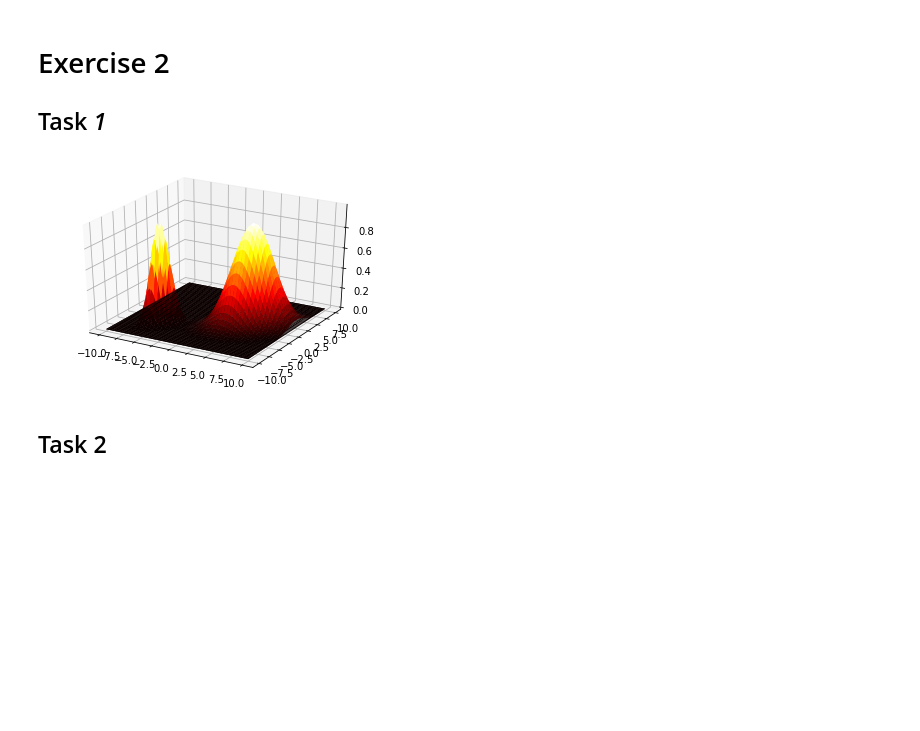
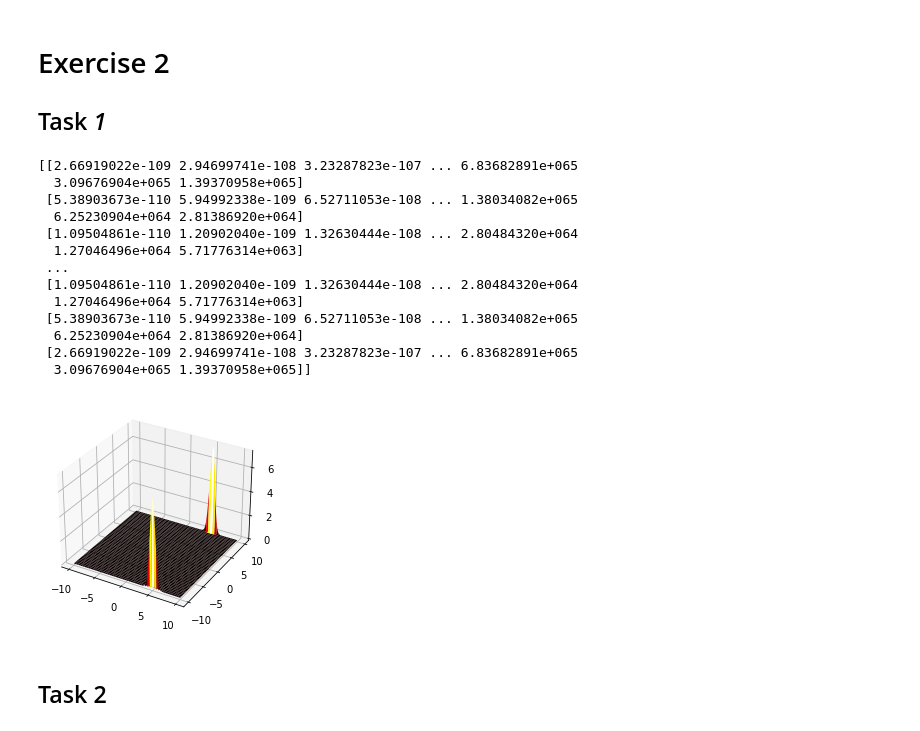
Before and after one commit to bahonya/DS, a Jupyter notebook: mlsec/mlsec2.ipynb, the cells around one changed output. Drawn from its saved outputs; the diff is of its cells as text; code cells hidden in the pictures; blank space fills up the shorter version.

```diff
--- a/mlsec/mlsec2.ipynb
+++ b/mlsec/mlsec2.ipynb
@@ -5,31 +4,37 @@ from scipy.stats import multivariate_normal
 # %% [markdown]
 # Exercise 2
 ## Task *1*
-# %%
-def gaussian(x, mu, sigma):
-    # This einsum call calculates (x-mu)T.Sigma-1.(x-mu) in a vectorized
-    # way across all the input variables.
-    Sigma_det = np.linalg.det(sigma)
-    Sigma_inv = np.linalg.inv(sigma)
-    fac = np.einsum('...k,kl,...l->...', x-mu, Sigma_inv, x-mu)
-    return 2*np.exp(-fac / 2) / 2
+# %%
+def gaussian(x, y, mu, sigma):
+    return np.exp(-((x-mu[0])**2/2*sigma[0]**2) + ((y-mu[1])**2/2*sigma[1]**2))
 # %%
 X = np.linspace(-10,10,500)
 Y = np.linspace(-10,10,500)
 X, Y = np.meshgrid(X, Y)
-pos = np.empty(X.shape + (2,))
-pos[:, :, 0] = X
-pos[:, :, 1] = Y
-z1 = gaussian(pos, [-5., -5.], np.array([[1. , 0.5], [0.5,  1.]]))
-z2 = gaussian(pos, [5., 0.], np.array([[ 5. , 2], [2,  5.]]))
+#z1 = gaussian(X, Y, [-5, -5], [0.5, 0.5])
+z2 = gaussian(X, Y, [5, 0], [2, 2])
+print(z2)
 #Make a 3D plot
 fig = plt.figure()
-ax = fig.gca(projection='3d')
-ax.plot_surface(X, Y, z1,cmap='hot',linewidth=0,antialiased=True)
-ax.plot_surface(X, Y, z2,cmap='hot',linewidth=0,antialiased=True)
+ax = fig.add_subplot(projection='3d')
+#ax.plot_surface(X, Y, z1,cmap='hot')
+ax.plot_surface(X, Y, z2,cmap='hot')
 plt.show()
 # %% [output]
+[[2.66919022e-109 2.94699741e-108 3.23287823e-107 ... 6.83682891e+065
+  3.09676904e+065 1.39370958e+065]
+ [5.38903673e-110 5.94992338e-109 6.52711053e-108 ... 1.38034082e+065
+  6.25230904e+064 2.81386920e+064]
+ [1.09504861e-110 1.20902040e-109 1.32630444e-108 ... 2.80484320e+064
+  1.27046496e+064 5.71776314e+063]
+ ...
+ [1.09504861e-110 1.20902040e-109 1.32630444e-108 ... 2.80484320e+064
+  1.27046496e+064 5.71776314e+063]
+ [5.38903673e-110 5.94992338e-109 6.52711053e-108 ... 1.38034082e+065
+  6.25230904e+064 2.81386920e+064]
+ [2.66919022e-109 2.94699741e-108 3.23287823e-107 ... 6.83682891e+065
+  3.09676904e+065 1.39370958e+065]]
-[figure, old version]
+[figure, new version]
 # %% [markdown]
 ## Task 2
 # %%
```
Also changed, not shown: parts of 8 cells of this notebook.
